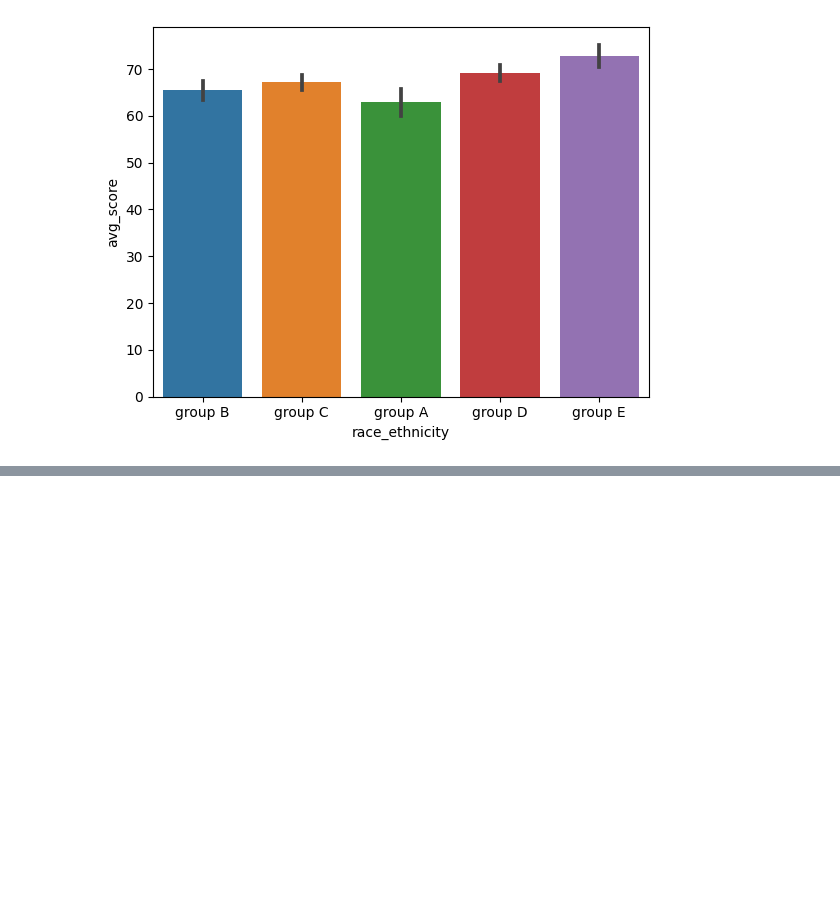
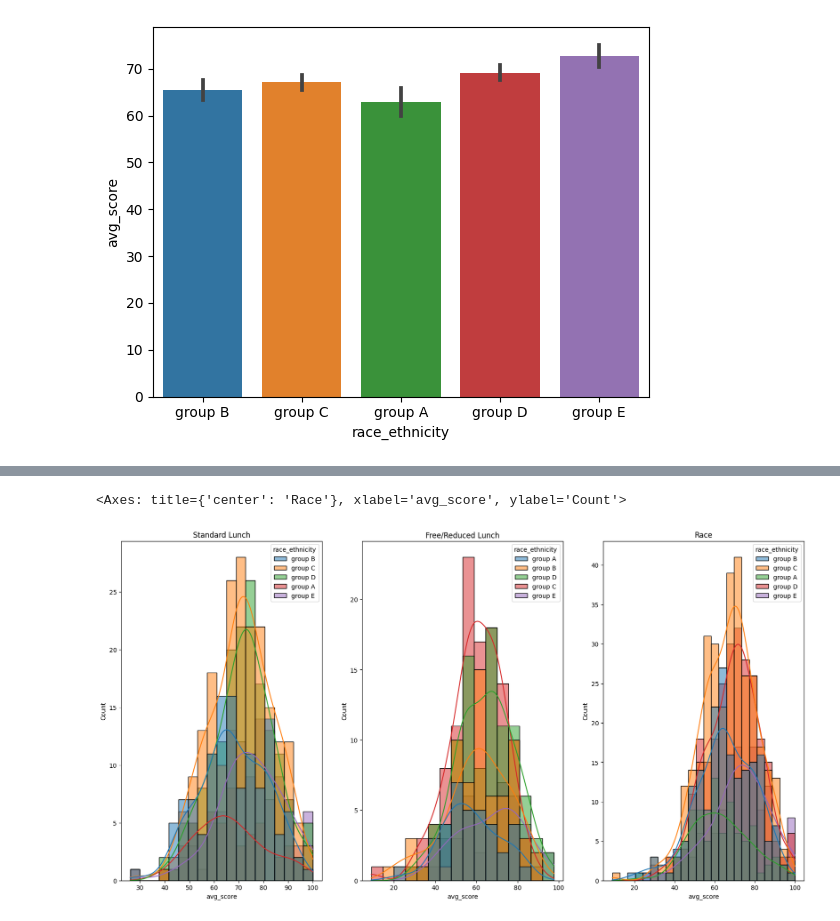
Before and after one commit to mugilan6379/Student_performance_prediction, a Jupyter notebook: visualize.ipynb, the cells around one changed output, grey strips where cells are left out. Saved outputs shown, nothing was run; the diff lists cells and outputs as text; code cells hidden in the pictures; blank space fills up the shorter version.

```diff
--- a/visualize.ipynb
+++ b/visualize.ipynb
@@ -51,0 +82,11 @@ sns.barplot(data=student_dataset,x='race_ethnicity',y='avg_score')
+# %%
+fig,axs = plt.subplots(1,3,figsize=(20,10))
+plt.subplot(131).set_title('Standard Lunch')
+sns.histplot(data=student_dataset[student_dataset['lunch']=='standard'],x='avg_score',hue='race_ethnicity',kde=True)
+plt.subplot(132).set_title('Free/Reduced Lunch')
+sns.histplot(data=student_dataset[student_dataset['lunch']=='free/reduced'],x='avg_score',hue='race_ethnicity',kde=True)
+plt.subplot(133).set_title('Race')
+sns.histplot(data=student_dataset,x='avg_score',hue='race_ethnicity',kde=True)
+# %% [output]
+<Axes: title={'center': 'Race'}, xlabel='avg_score', ylabel='Count'>
+[figure, added]
```
Also changed, not shown: parts of 4 cells of this notebook, 1 other file.
